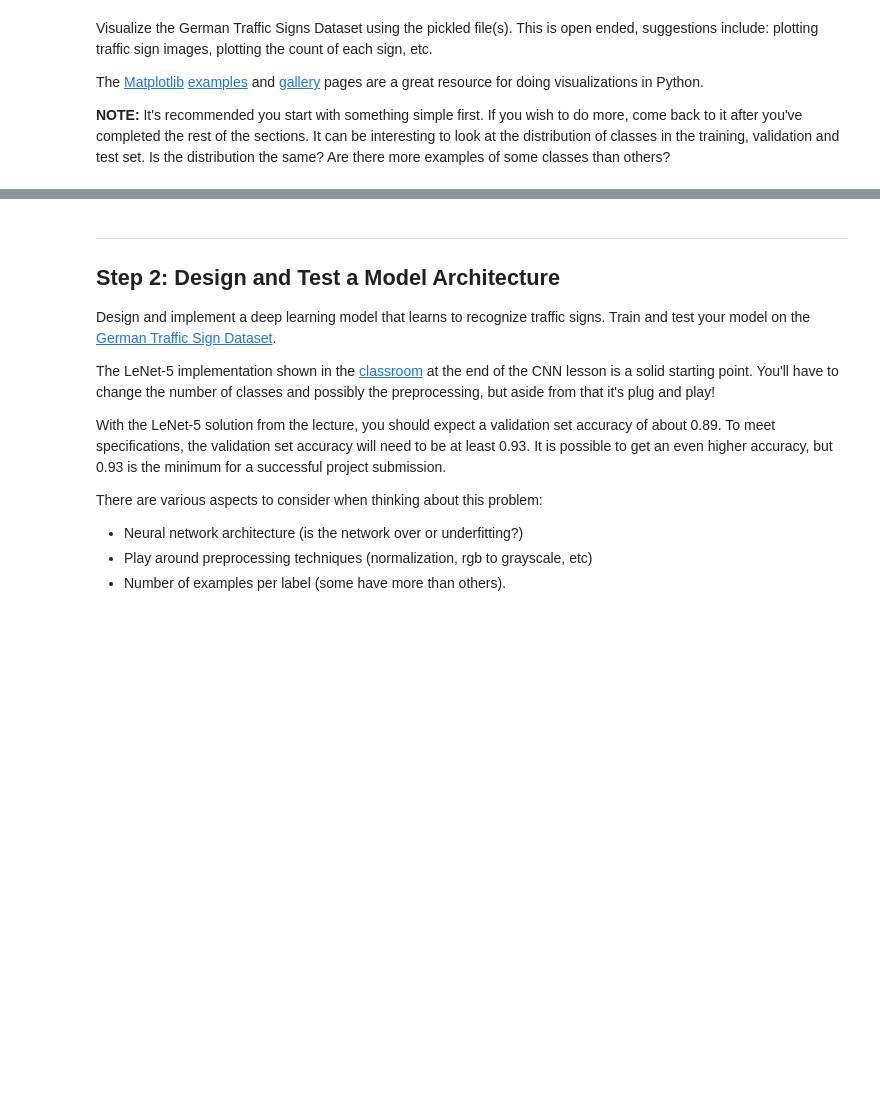
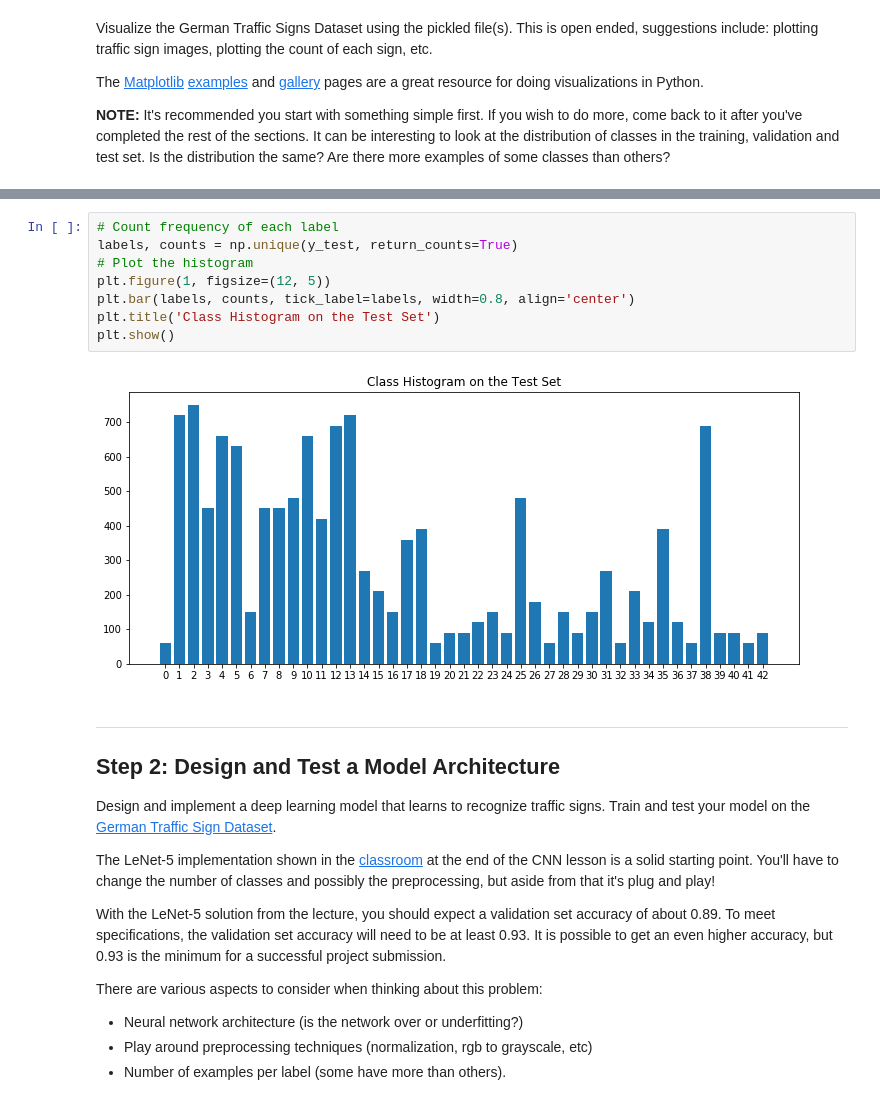
Before and after one commit to josehoras/Traffic-Sign-Classifier, a Jupyter notebook: Traffic_Sign_Classifier.ipynb, the cells around one changed output, grey strips where cells are left out. Saved outputs shown, nothing was run; the diff lists cells and outputs as text; blank space fills up the shorter version.

```diff
--- a/Traffic_Sign_Classifier.ipynb
+++ b/Traffic_Sign_Classifier.ipynb
@@ -106,3 +153,13 @@ plt.show
+# %%
+# Count frequency of each label
+labels, counts = np.unique(y_test, return_counts=True)
+# Plot the histogram
+plt.figure(1, figsize=(12, 5))
+plt.bar(labels, counts, tick_label=labels, width=0.8, align='center')
+plt.title('Class Histogram on the Test Set')
+plt.show()
+# %% [output]
+[figure, added]
 # %% [markdown]
 ----
 
```
Also changed, not shown: parts of 21 cells of this notebook, 1 other file.
